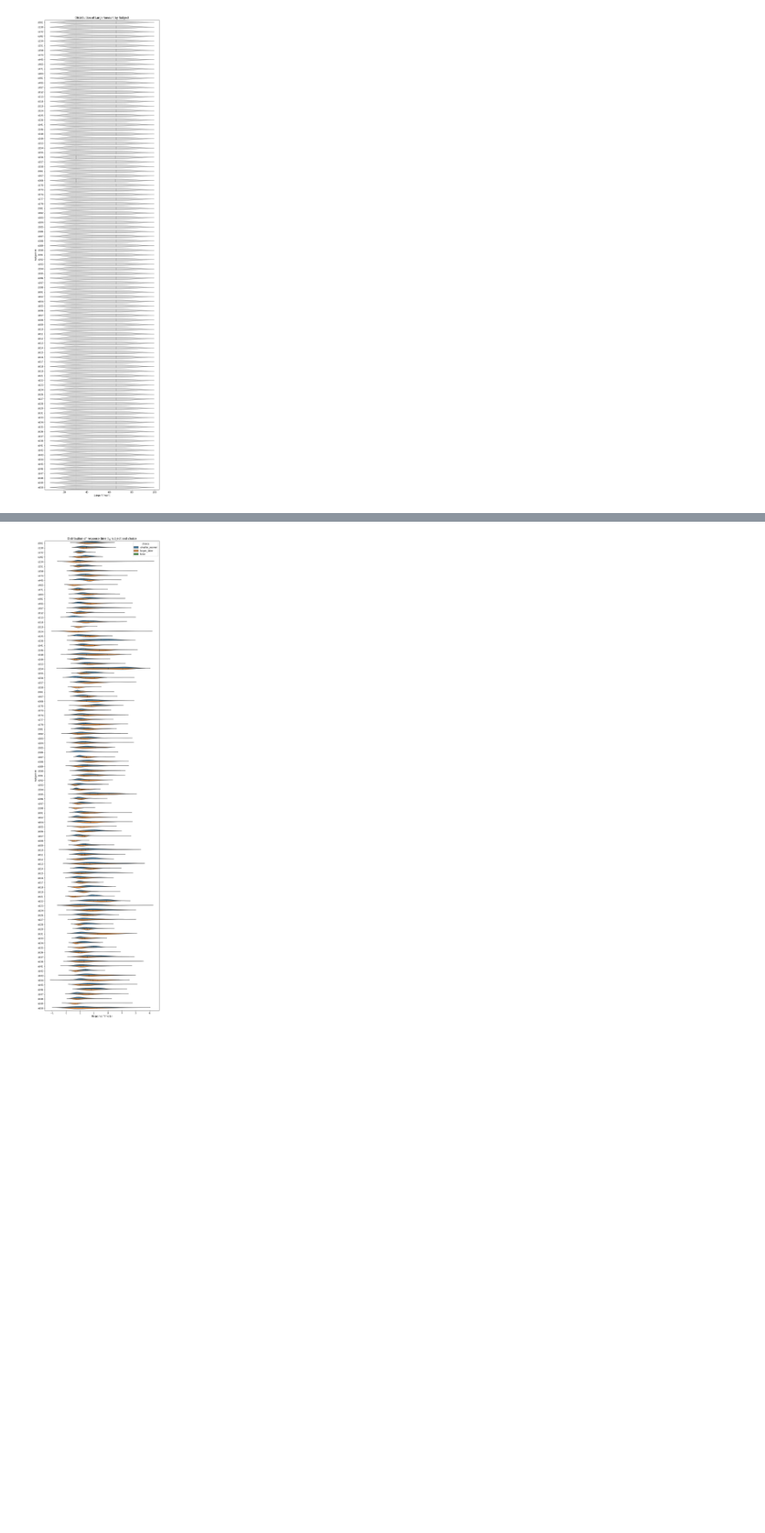
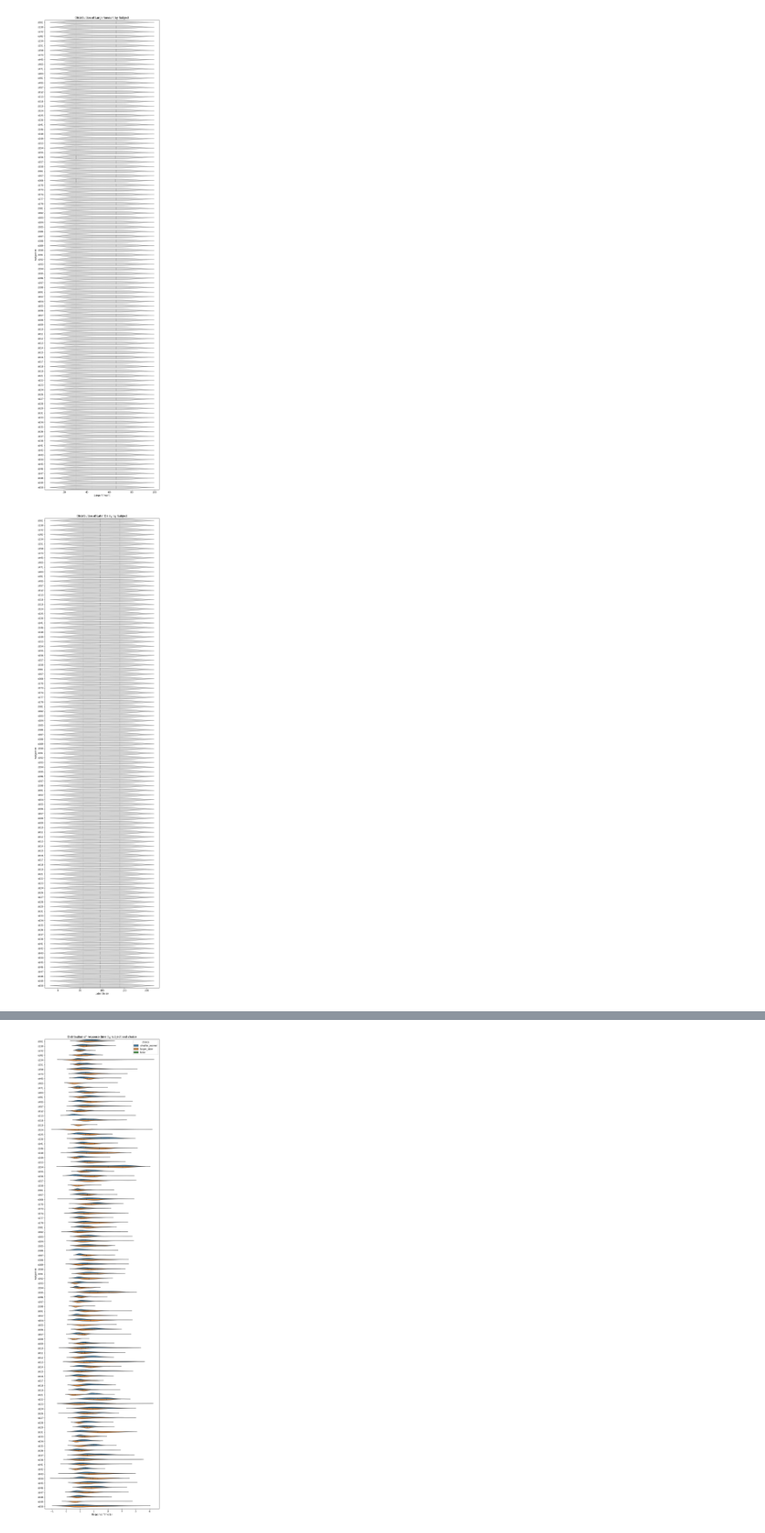
Before and after one commit to jmumford/delay-discounting-mvpa, a Jupyter notebook: analyses/data_orientation/looking_at_data.ipynb, the cells around one changed output, grey strips where cells are left out. Shown at 87% size. Drawn from its saved outputs; the diff is of its cells as text; code cells hidden in the pictures; blank space fills up the shorter version.

Commit message:
edits to looking at data

```diff
--- a/analyses/data_orientation/looking_at_data.ipynb
+++ b/analyses/data_orientation/looking_at_data.ipynb
@@ -61,3 +63,21 @@ plt.tight_layout()
 plt.show()
 # %% [output]
 [figure]
+# %%
+plt.figure(figsize=(8, 30))
+sns.violinplot(
+    x='later_delay',
+    y='sub_id',
+    data=events_combined,
+    density_norm='width',
+    inner='quartile',
+    color='lightgray',
+)
+
+plt.xlabel('Later Delay')
+plt.ylabel('Subject ID')
+plt.title('Distribution of Later Delay by Subject')
+plt.tight_layout()
+plt.show()
+# %% [output]
+[figure, added]
```
Also changed, not shown: parts of 8 cells of this notebook.
